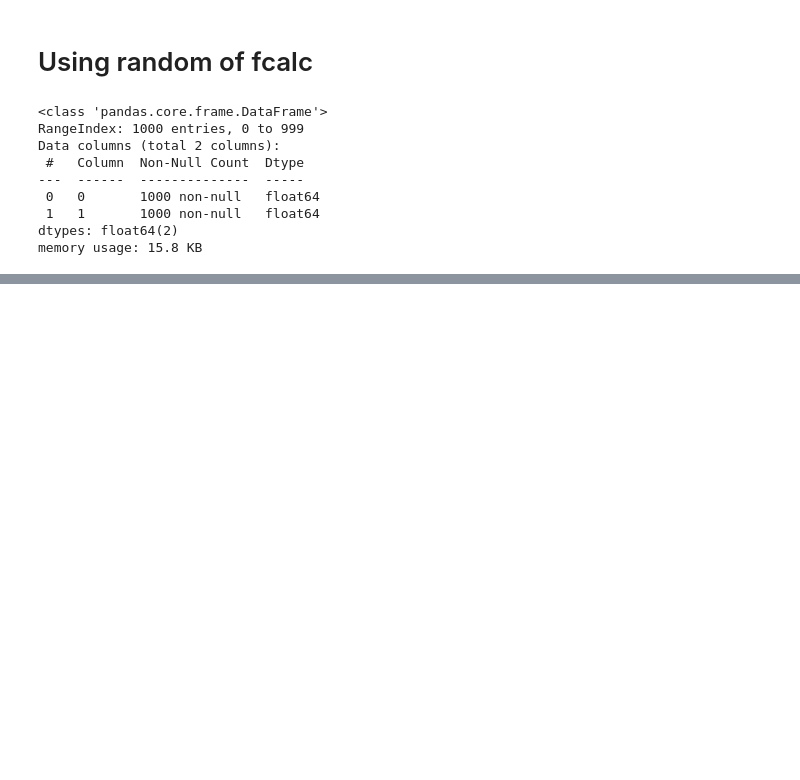
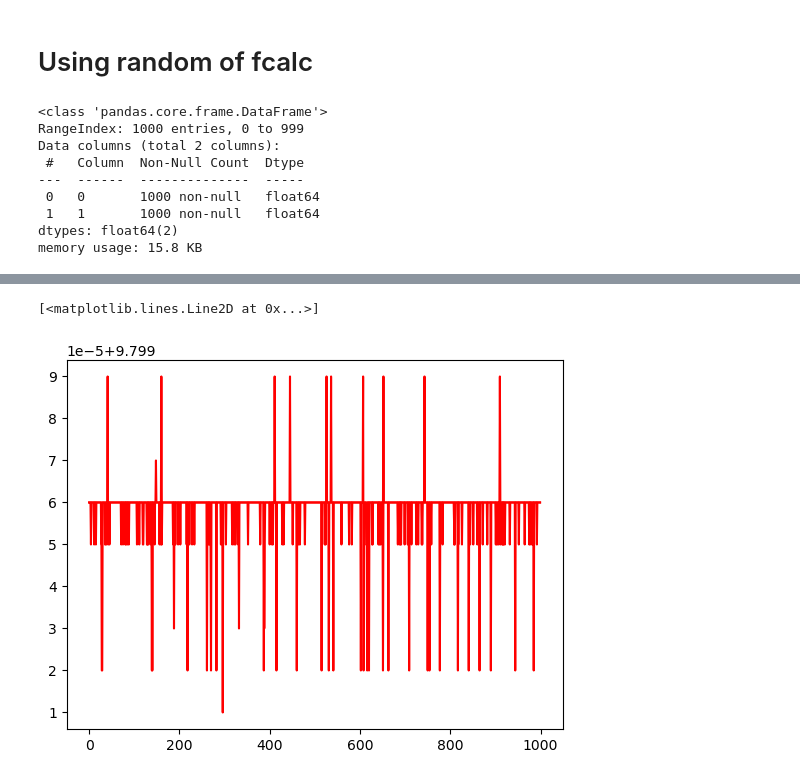
Before and after one commit to supremeKAI40/ULXP_thesis_analysis, a Jupyter notebook: nicer/nb_bootstrap_reportin.ipynb, the cells around one changed output, grey strips where cells are left out. Cells and saved outputs as stored; diff of their text form; code cells hidden in the pictures; blank space fills up the shorter version.

```diff
--- a/nicer/nb_bootstrap_reportin.ipynb
+++ b/nicer/nb_bootstrap_reportin.ipynb
@@ -488,0 +351,6 @@ array([9.79906, 9.79905, 9.79909, 9.79902, 9.79903, 9.79901])
+# %%
+plt.plot(df227[0],'r')
+plt.plot(df227a[0],'r')
+# %% [output]
+[<matplotlib.lines.Line2D at 0x...>]
+[figure, added]
```
Also changed, not shown: parts of 41 cells of this notebook, 2 other files.
